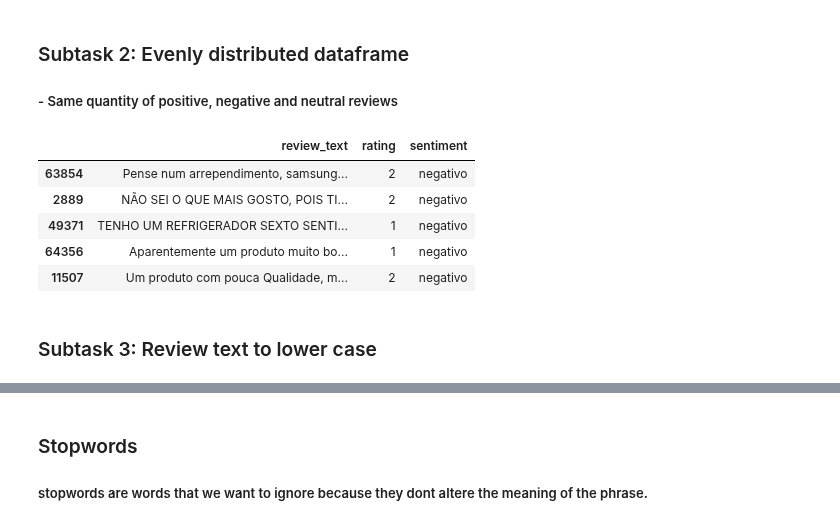
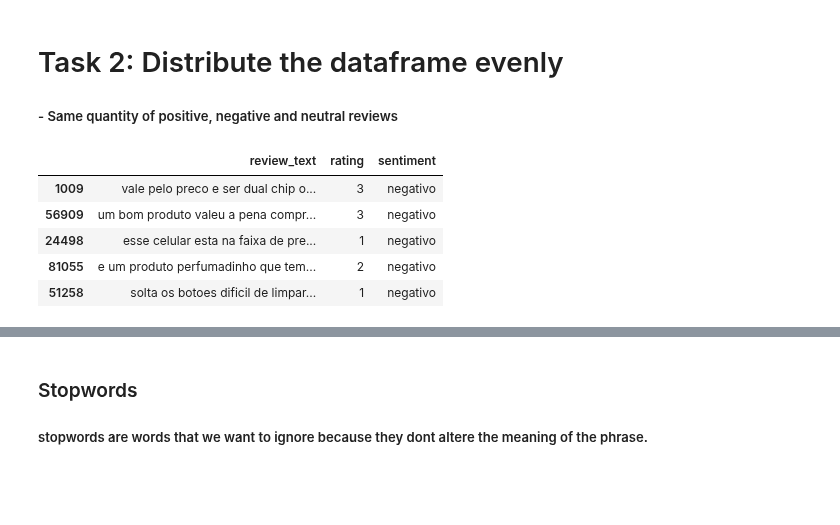
Before and after one commit to iago159/NLP_avaliacoes_produtos, a Jupyter notebook: NLP Avaliacoes.ipynb, the cells around one changed output, grey strips where cells are left out. Saved outputs shown, nothing was run; the diff lists cells and outputs as text; code cells hidden in the pictures; blank space fills up the shorter version.

```diff
--- a/NLP Avaliacoes.ipynb
+++ b/NLP Avaliacoes.ipynb
@@ -6,0 +82,3 @@ import pandas as pd
+# %%
+df['review_text'] = df['review_text'].apply(lambda review_text : strip_linebreak_tab(review_text))
+df.head()
@@ -6,0 +94,3 @@ import pandas as pd
+# %%
+df['review_text'] = df['review_text'].apply(lambda review_text : strip_multiple_whitespaces(review_text))
+df.head()
@@ -6,0 +106,3 @@ import pandas as pd
+# %%
+df['review_text'] = df['review_text'].apply(lambda review_text : strip_accents(review_text))
+df.head()
@@ -7,13 +118,10 @@ import pandas as pd
 # %%
 def get_sentiment(rating):
-    if rating < 3:
+    if rating <= 3:
         return 'negativo'
-    elif rating == 3:
-        return 'neutro'
     elif rating > 3:
         return 'positivo'
 
-df = pd.read_csv('./dataset/avaliacoes.csv')
 df['sentiment'] = df.rating.apply(lambda rating : get_sentiment(rating))
 df.head()
 # %% [output]
@@ -46,18 +134,16 @@ dtype: int64
 # %% [markdown]
-### Subtask 2: Evenly distributed dataframe
+# Task 2: Distribute the dataframe evenly
 ##### - Same quantity of positive, negative and neutral reviews
 # %%
-evenly_distrubute_quantity = df[df.sentiment == 'neutro'].count()[0]
+evenly_distrubute_quantity = df[df.sentiment == 'negativo'].count()[0]
 
 evenly_distrubute_quantity
 df_1 = df.groupby('sentiment', as_index=False, group_keys=False).apply(lambda x: x.sample(n=evenly_distrubute_quantity, random_state=1, replace=True))
 df_1.head()
 # %% [output]
 |  | review_text | rating | sentiment |
-| 63854 | Pense num arrependimento, samsung... | 2 | negativo |
-| 2889 | NÃO SEI O QUE MAIS GOSTO, POIS TI... | 2 | negativo |
-| 49371 | TENHO UM REFRIGERADOR SEXTO SENTI... | 1 | negativo |
-| 64356 | Aparentemente um produto muito bo... | 1 | negativo |
-| 11507 | Um produto com pouca Qualidade, m... | 2 | negativo |
+| 1009 | vale pelo preco e ser dual chip o... | 3 | negativo |
+| 56909 | um bom produto valeu a pena compr... | 3 | negativo |
+| 24498 | esse celular esta na faixa de pre... | 1 | negativo |
+| 81055 | e um produto perfumadinho que tem... | 2 | negativo |
+| 51258 | solta os botoes dificil de limpar... | 1 | negativo |
-# %% [markdown]
-### Subtask 3: Review text to lower case
```
Also changed, not shown: parts of 43 cells of this notebook.
